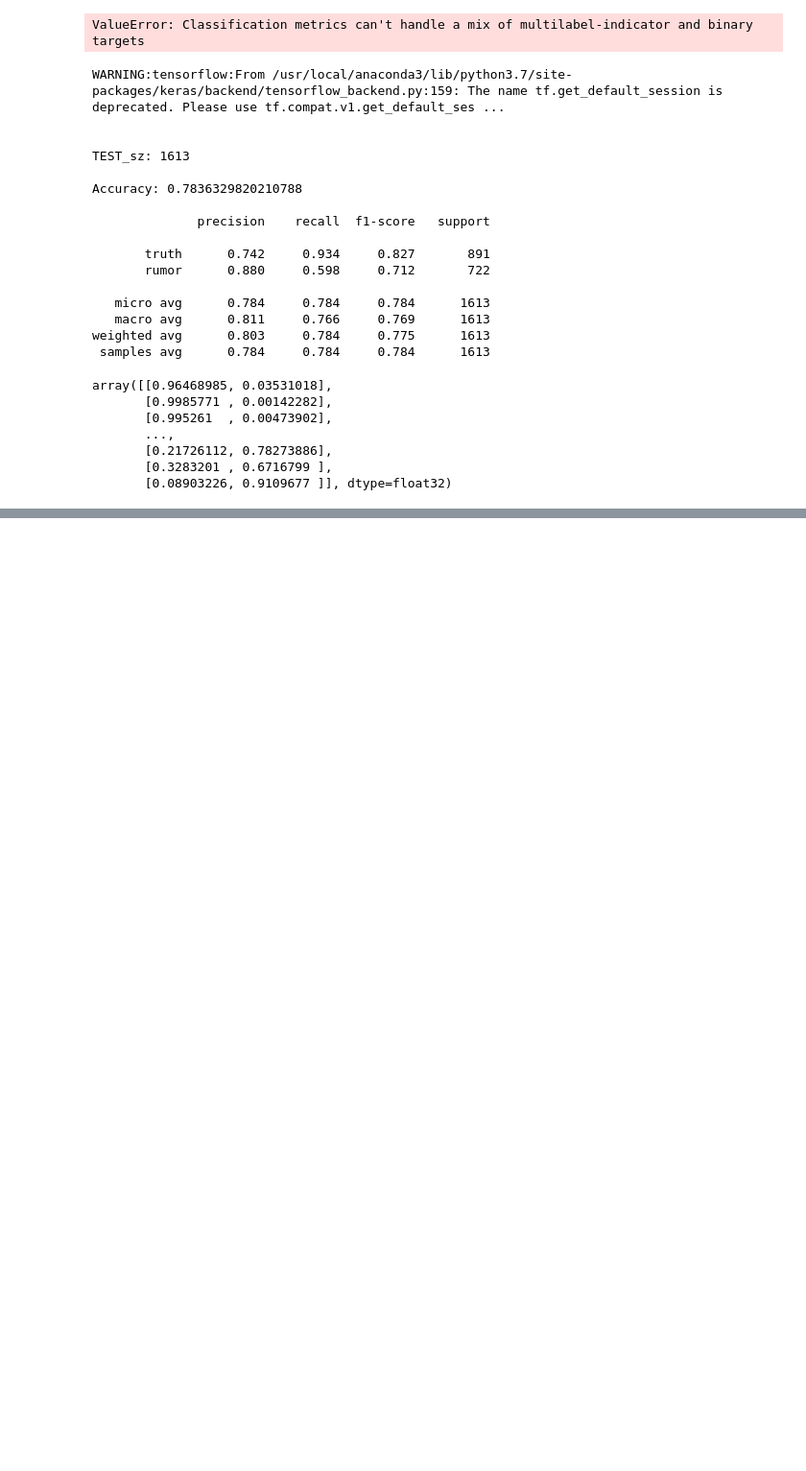
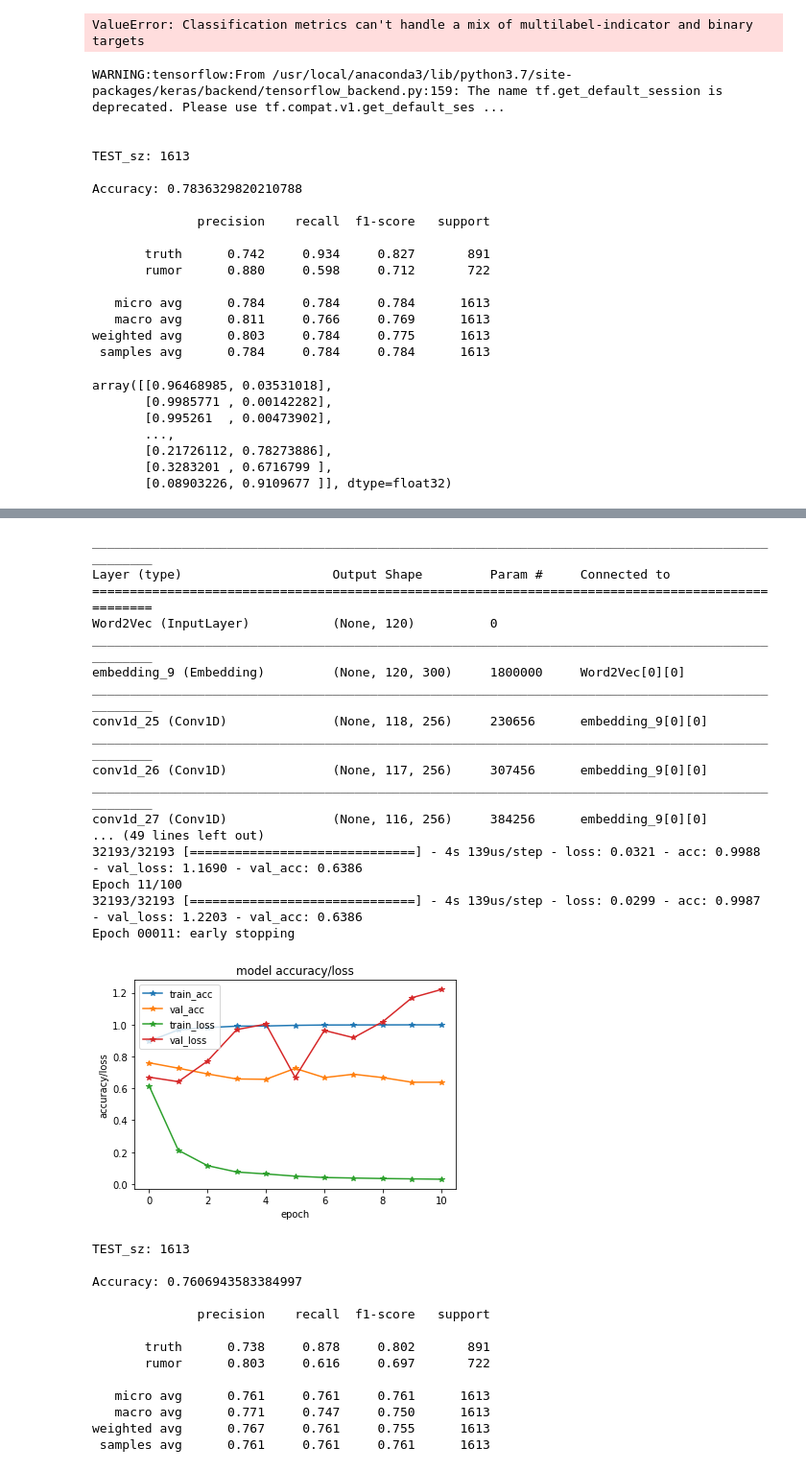
Before and after one commit to RMSnow/MM-Course, a Jupyter notebook: zhangxueyao/models/text-models.ipynb, the cells around one changed output, grey strips where cells are left out. Shown at 96% size. Saved outputs shown, nothing was run; the diff lists cells and outputs as text; code cells hidden in the pictures; blank space fills up the shorter version.

```diff
--- a/zhangxueyao/models/text-models.ipynb
+++ b/zhangxueyao/models/text-models.ipynb
@@ -107,0 +296,44 @@ array([[0.96468985, 0.03531018],
+# %%
+# 1.修改输入数据
+X_train = [train_we]
+X_test = [test_we]
+
+# 2.修改model
+model = TextCNN(max_sequence_length=120, embedding_matrix=we_emb_matrix, filters_num=256).model
+
+# 3.修改model_name、超参数
+train(model, model_name='TextCNN2',
+      train_data=X_train, test_data=X_test,
+      train_label=y_train, test_label=y_test, epochs=100, batch_size=128)
+# %% [output]
+__________________________________________________________________________________________________
+Layer (type)                    Output Shape         Param #     Connected to
+==================================================================================================
+Word2Vec (InputLayer)           (None, 120)          0
+__________________________________________________________________________________________________
+embedding_9 (Embedding)         (None, 120, 300)     1800000     Word2Vec[0][0]
+__________________________________________________________________________________________________
+conv1d_25 (Conv1D)              (None, 118, 256)     230656      embedding_9[0][0]
+__________________________________________________________________________________________________
+conv1d_26 (Conv1D)              (None, 117, 256)     307456      embedding_9[0][0]
+__________________________________________________________________________________________________
+conv1d_27 (Conv1D)              (None, 116, 256)     384256      embedding_9[0][0]
+... (49 lines left out)
+32193/32193 [==============================] - 4s 139us/step - loss: 0.0321 - acc: 0.9988 - val_loss: 1.1690 - val_acc: 0.6386
+Epoch 11/100
+32193/32193 [==============================] - 4s 139us/step - loss: 0.0299 - acc: 0.9987 - val_loss: 1.2203 - val_acc: 0.6386
+Epoch 00011: early stopping
+[figure, added]
+TEST_sz: 1613
+
+Accuracy: 0.7606943583384997
+
+              precision    recall  f1-score   support
+
+       truth      0.738     0.878     0.802       891
+       rumor      0.803     0.616     0.697       722
+
+   micro avg      0.761     0.761     0.761      1613
+   macro avg      0.771     0.747     0.750      1613
+weighted avg      0.767     0.761     0.755      1613
+ samples avg      0.761     0.761     0.761      1613
```
Also changed, not shown: parts of 11 cells of this notebook, 4 other files.
